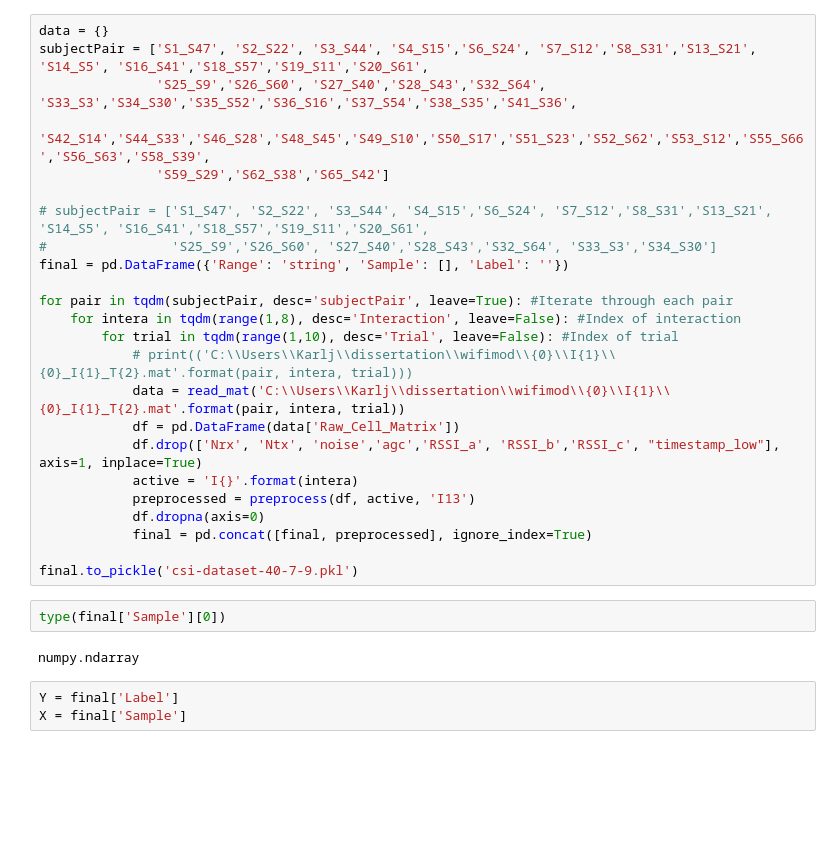
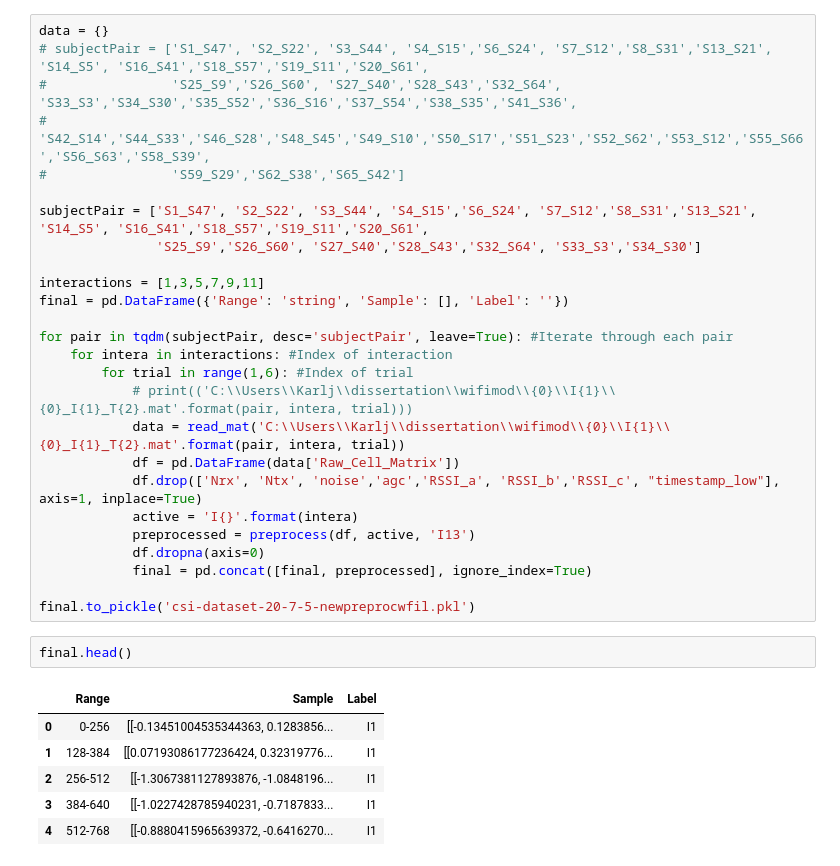
Before and after one commit to AloraTab/aat2000, a Jupyter notebook: Preprocessing.ipynb, the cells around one changed output. Cells and saved outputs as stored; diff of their text form; blank space fills up the shorter version.

```diff
--- a/Preprocessing.ipynb
+++ b/Preprocessing.ipynb
@@ -84,18 +87,20 @@ def preprocess(df, active, steady):
     return preprocessed
 # %%
 data = {}
+# subjectPair = ['S1_S47', 'S2_S22', 'S3_S44', 'S4_S15','S6_S24', 'S7_S12','S8_S31','S13_S21', 'S14_S5', 'S16_S41','S18_S57','S19_S11','S20_S61',
+#                'S25_S9','S26_S60', 'S27_S40','S28_S43','S32_S64', 'S33_S3','S34_S30','S35_S52','S36_S16','S37_S54','S38_S35','S41_S36',
+#                'S42_S14','S44_S33','S46_S28','S48_S45','S49_S10','S50_S17','S51_S23','S52_S62','S53_S12','S55_S66','S56_S63','S58_S39',
+#                'S59_S29','S62_S38','S65_S42']
+
 subjectPair = ['S1_S47', 'S2_S22', 'S3_S44', 'S4_S15','S6_S24', 'S7_S12','S8_S31','S13_S21', 'S14_S5', 'S16_S41','S18_S57','S19_S11','S20_S61',
-               'S25_S9','S26_S60', 'S27_S40','S28_S43','S32_S64', 'S33_S3','S34_S30','S35_S52','S36_S16','S37_S54','S38_S35','S41_S36',
-               'S42_S14','S44_S33','S46_S28','S48_S45','S49_S10','S50_S17','S51_S23','S52_S62','S53_S12','S55_S66','S56_S63','S58_S39',
-               'S59_S29','S62_S38','S65_S42']
+               'S25_S9','S26_S60', 'S27_S40','S28_S43','S32_S64', 'S33_S3','S34_S30']
 
-# subjectPair = ['S1_S47', 'S2_S22', 'S3_S44', 'S4_S15','S6_S24', 'S7_S12','S8_S31','S13_S21', 'S14_S5', 'S16_S41','S18_S57','S19_S11','S20_S61',
-#                'S25_S9','S26_S60', 'S27_S40','S28_S43','S32_S64', 'S33_S3','S34_S30']
+interactions = [1,3,5,7,9,11]
 final = pd.DataFrame({'Range': 'string', 'Sample': [], 'Label': ''})
 
 for pair in tqdm(subjectPair, desc='subjectPair', leave=True): #Iterate through each pair
-    for intera in tqdm(range(1,8), desc='Interaction', leave=False): #Index of interaction
-        for trial in tqdm(range(1,10), desc='Trial', leave=False): #Index of trial
+    for intera in interactions: #Index of interaction
+        for trial in range(1,6): #Index of trial
             # print(('C:\\Users\\Karlj\\dissertation\\wifimod\\{0}\\I{1}\\{0}_I{1}_T{2}.mat'.format(pair, intera, trial)))
             data = read_mat('C:\\Users\\Karlj\\dissertation\\wifimod\\{0}\\I{1}\\{0}_I{1}_T{2}.mat'.format(pair, intera, trial))
             df = pd.DataFrame(data['Raw_Cell_Matrix'])
@@ -105,11 +110,13 @@ for pair in tqdm(subjectPair, desc='subjectPair', leave=True): #Iterate through
             df.dropna(axis=0)
             final = pd.concat([final, preprocessed], ignore_index=True)
 
-final.to_pickle('csi-dataset-40-7-9.pkl')
+final.to_pickle('csi-dataset-20-7-5-newpreprocwfil.pkl')
-# %%
-type(final['Sample'][0])
-# %% [output]
-numpy.ndarray
-# %%
-Y = final['Label']
-X = final['Sample']
+# %%
+final.head()
+# %% [output]
+|  | Range | Sample | Label |
+| 0 | 0-256 | [[-0.13451004535344363, 0.1283856... | I1 |
+| 1 | 128-384 | [[0.07193086177236424, 0.32319776... | I1 |
+| 2 | 256-512 | [[-1.3067381127893876, -1.0848196... | I1 |
+| 3 | 384-640 | [[-1.0227428785940231, -0.7187833... | I1 |
+| 4 | 512-768 | [[-0.8880415965639372, -0.6416270... | I1 |
```
Also changed, not shown: parts of 5 cells of this notebook, 1 other file.
